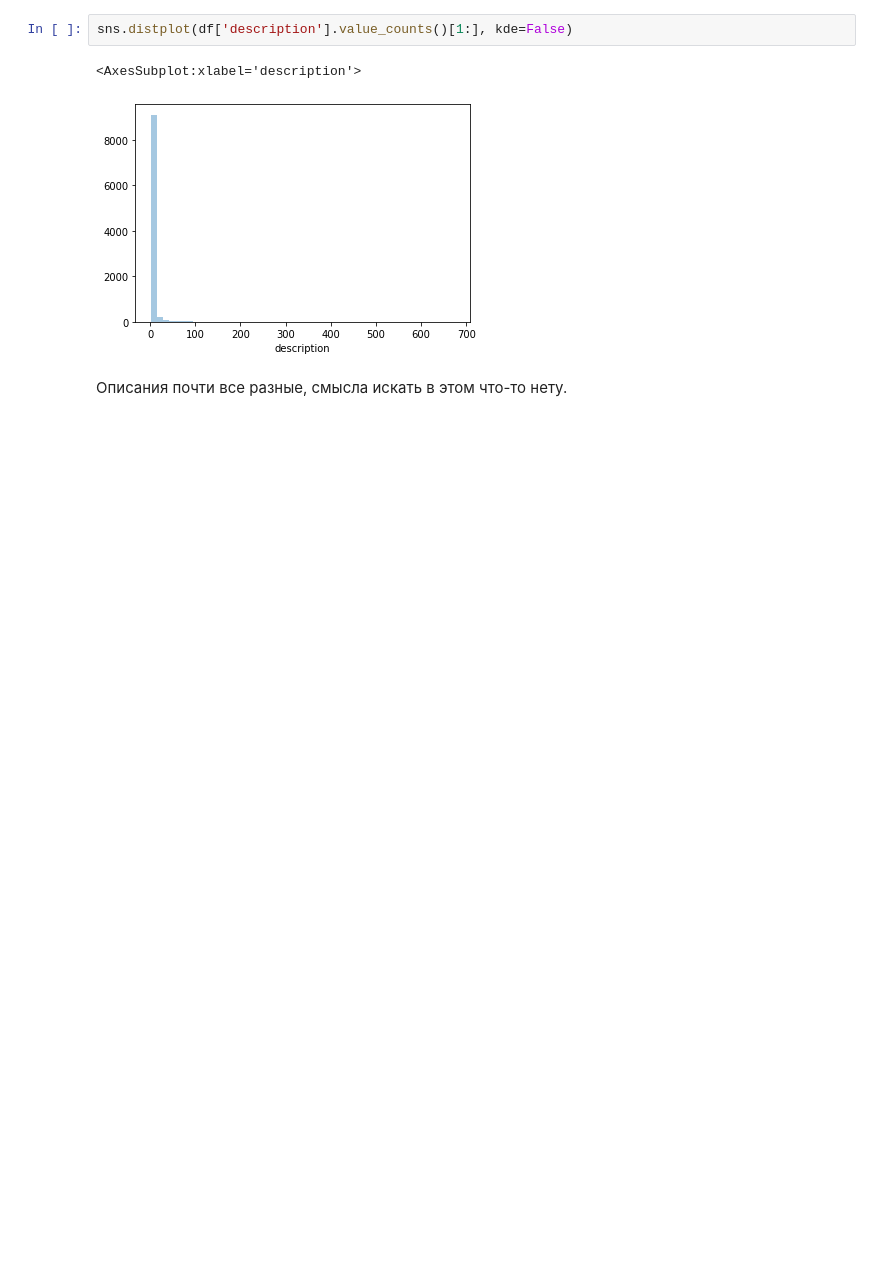
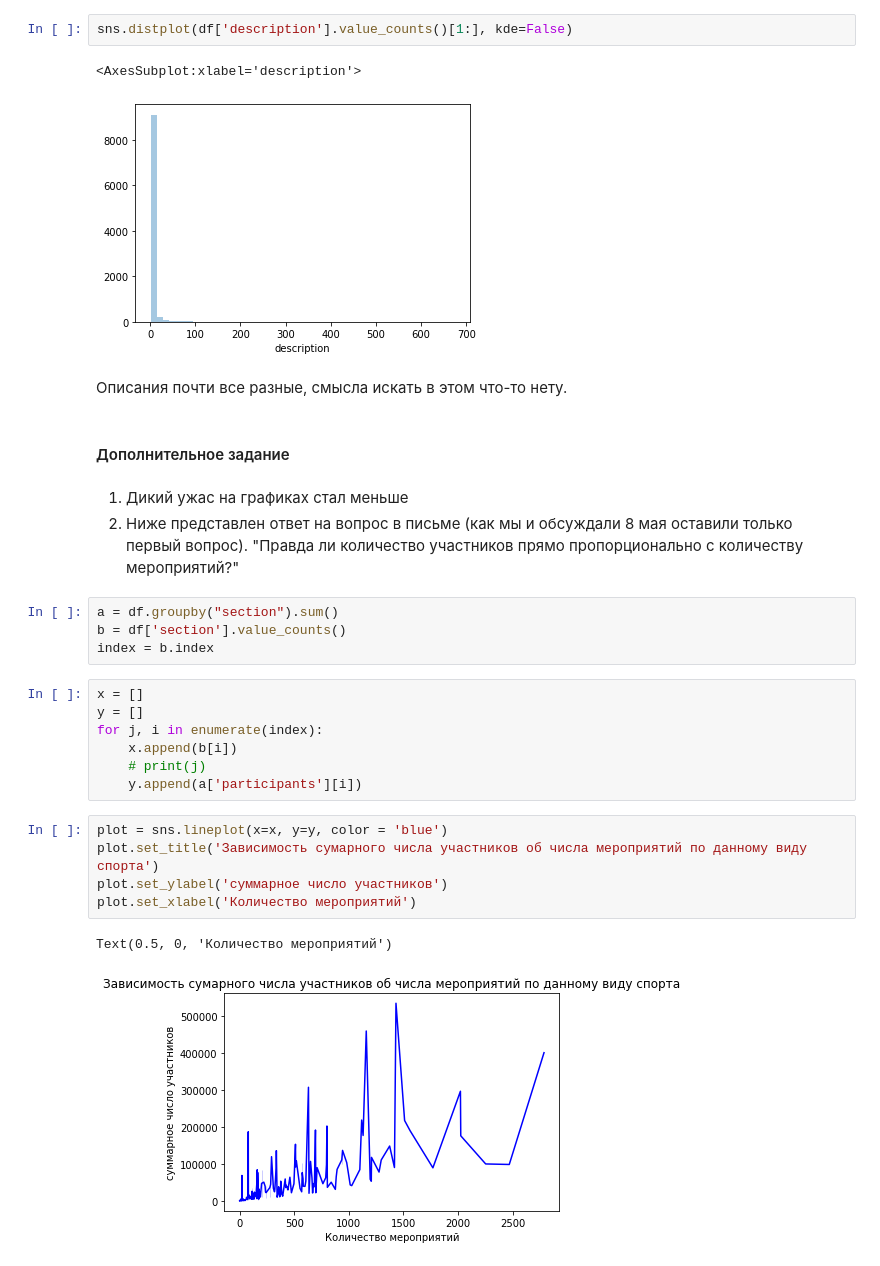
Before and after one commit to vladimirpirogov/hw_stat_IB, a Jupyter notebook: Pirogov_MHW_2_DA.ipynb, the cells around one changed output. Drawn from its saved outputs; the diff is of its cells as text; blank space fills up the shorter version.

```diff
--- a/Pirogov_MHW_2_DA.ipynb
+++ b/Pirogov_MHW_2_DA.ipynb
@@ -304,3 +291,27 @@ sns.distplot(df['description'].value_counts()[1:], kde=False)
 [figure]
 # %% [markdown]
 Описания почти все разные, смысла искать в этом что-то нету.
+# %% [markdown]
+#### Дополнительное задание
+# %% [markdown]
+1. Дикий ужас на графиках стал меньше
+2. Ниже представлен ответ на вопрос в письме (как мы и обсуждали 8 мая оставили только первый вопрос). "Правда ли количество участников прямо пропорционально с количеству мероприятий?"
+# %%
+a = df.groupby("section").sum()
+b = df['section'].value_counts()
+index = b.index
+# %%
+x = []
+y = []
+for j, i in enumerate(index):
+    x.append(b[i])
+    # print(j)
+    y.append(a['participants'][i])
+# %%
+plot = sns.lineplot(x=x, y=y, color = 'blue')
+plot.set_title('Зависимость сумарного числа участников об числа мероприятий по данному виду спорта')
+plot.set_ylabel('суммарное число участников')
+plot.set_xlabel('Количество мероприятий')
+# %% [output]
+Text(0.5, 0, 'Количество мероприятий')
+[figure, added]
```
Also changed, not shown: parts of 12 cells of this notebook.
